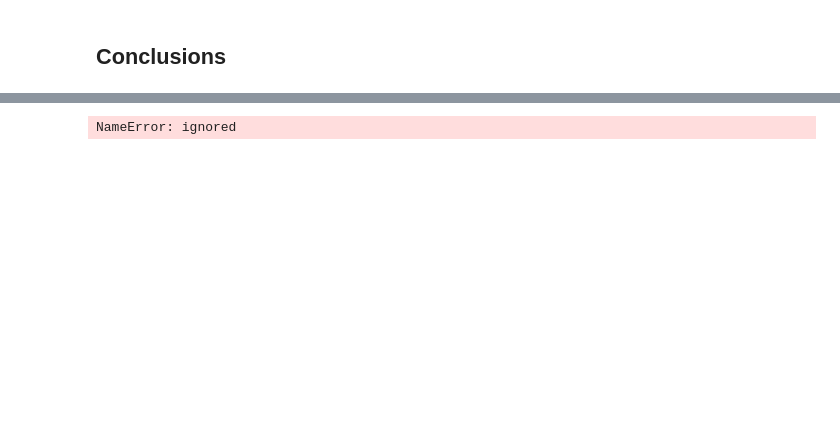
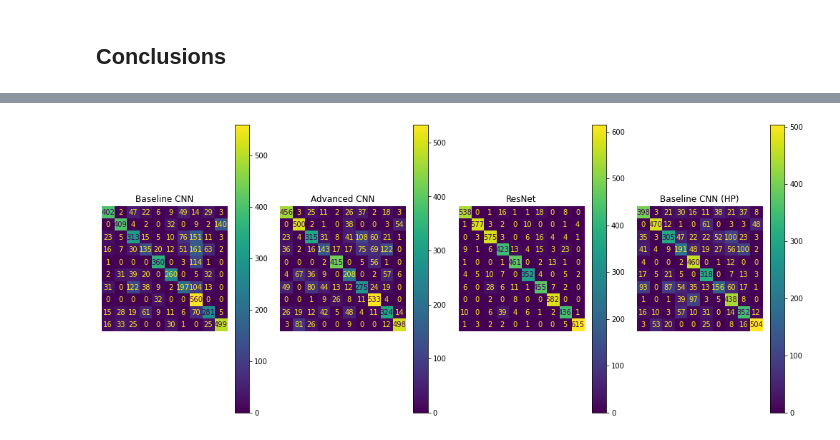
Before and after one commit to lucashoeft/Intelligent-Data-Analysis-2-Project, a Jupyter notebook: Intelligent-Data-Analysis-2-Project.ipynb, the cells around one changed output, grey strips where cells are left out. Drawn from its saved outputs; the diff is of its cells as text; code cells hidden in the pictures; blank space fills up the shorter version.

```diff
--- a/Intelligent-Data-Analysis-2-Project.ipynb
+++ b/Intelligent-Data-Analysis-2-Project.ipynb
@@ -689,26 +770,25 @@ fig.tight_layout()
 # %%
 fig, axes = plt.subplots(nrows=1, ncols=4, figsize=(14, 6))
 cnnModelCM.plot(ax=axes[0])
 
-axes[0].plot(cnnModelCM)
 axes[0].title.set_text('Baseline CNN')
 axes[0].axis('off')
 
-axes[1].plot(cnnModelAdvCM)
+cnnModelAdvCM.plot(ax=axes[1])
 axes[1].title.set_text('Advanced CNN')
 axes[1].axis('off')
 
-axes[2].plot(resnetmodelCM)
+resnetmodelCM.plot(ax=axes[2])
 axes[2].title.set_text('ResNet')
 axes[2].axis('off')
 
-axes[3].plot(modelHyperCM)
+modelHyperCM.plot(ax=axes[3])
 axes[3].title.set_text('Baseline CNN (HP)')
 axes[3].axis('off')
 
 fig.tight_layout()
 # %% [output]
-NameError: ignored
+[figure, added]
 # %%
 # ResNet outperforms all other models by far
 # Differences between baseline, advanced and hyper-parameter tuned CNN are not noticable
```
Also changed, not shown: parts of 21 cells of this notebook.
